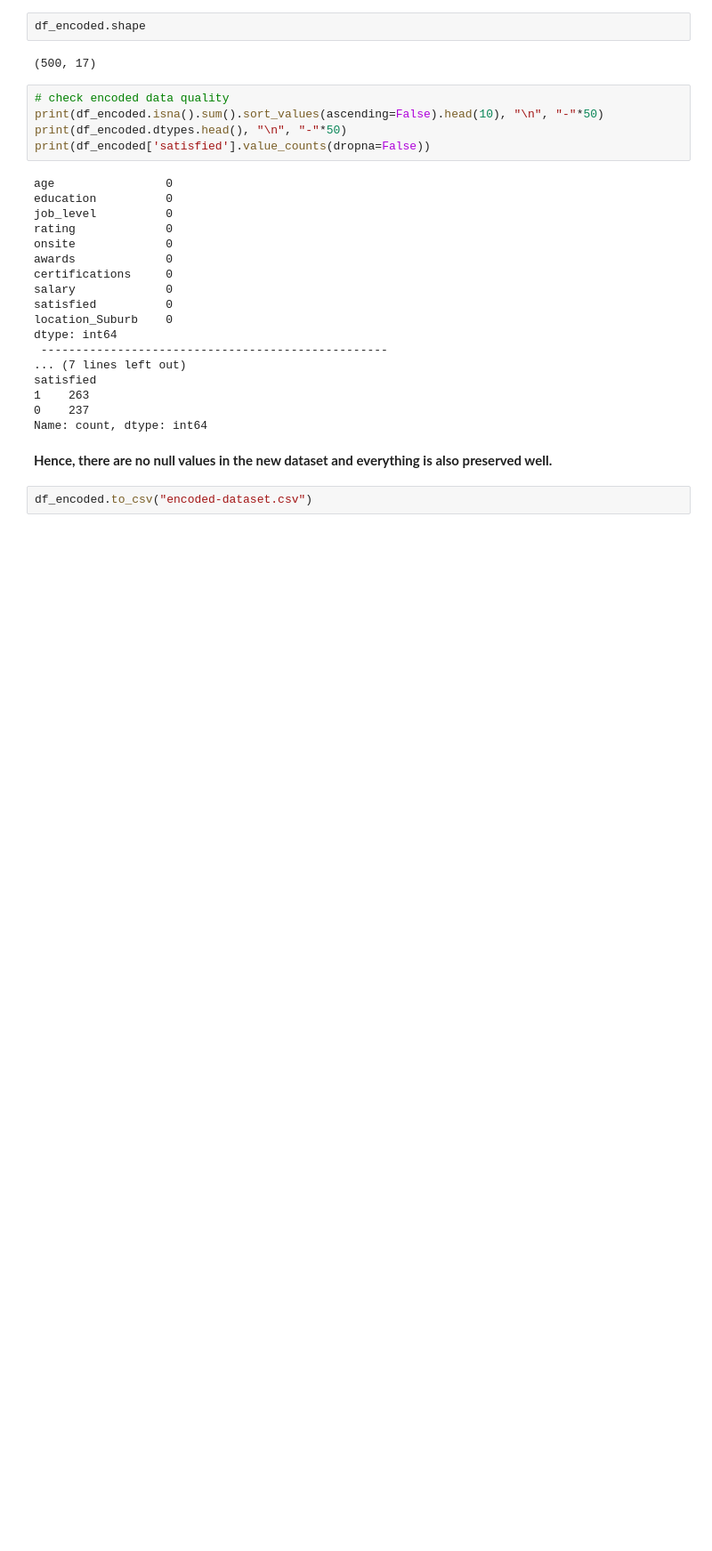
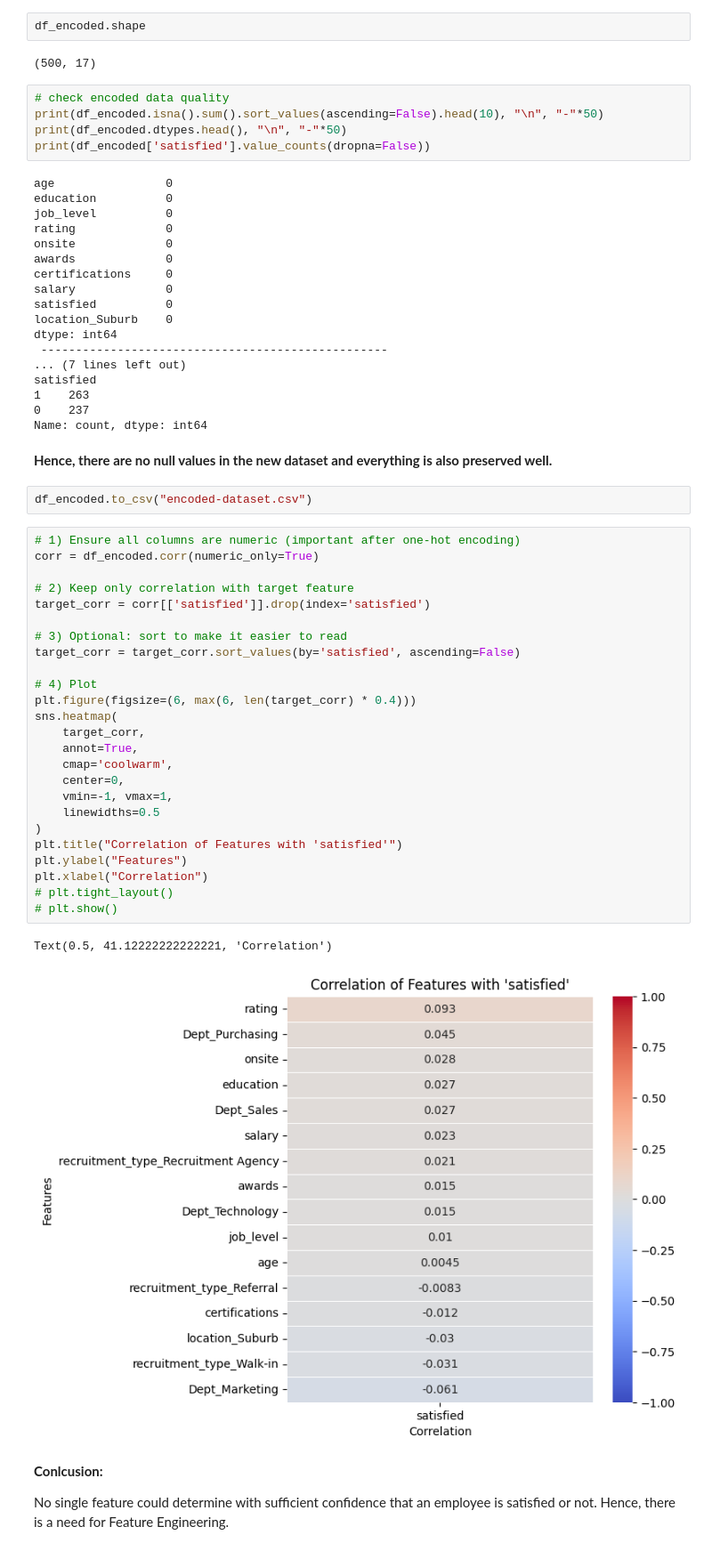
Before and after one commit to JustLazy-Forever/Predicting-Job-Satisfaction, a Jupyter notebook: Job Satisfaction_Data_Wrangling.ipynb, the cells around one changed output. Shown at 89% size. Cells and saved outputs as stored; diff of their text form; blank space fills up the shorter version.

```diff
--- a/Job Satisfaction_Data_Wrangling.ipynb
+++ b/Job Satisfaction_Data_Wrangling.ipynb
@@ -983,3 +979,35 @@ Name: count, dtype: int64
 **Hence, there are no null values in the new dataset and everything is also preserved well.**
 # %%
 df_encoded.to_csv("encoded-dataset.csv")
+# %%
+# 1) Ensure all columns are numeric (important after one-hot encoding)
+corr = df_encoded.corr(numeric_only=True)
+
+# 2) Keep only correlation with target feature
+target_corr = corr[['satisfied']].drop(index='satisfied')
+
+# 3) Optional: sort to make it easier to read
+target_corr = target_corr.sort_values(by='satisfied', ascending=False)
+
+# 4) Plot
+plt.figure(figsize=(6, max(6, len(target_corr) * 0.4)))
+sns.heatmap(
+    target_corr,
+    annot=True,
+    cmap='coolwarm',
+    center=0,
+    vmin=-1, vmax=1,
+    linewidths=0.5
+)
+plt.title("Correlation of Features with 'satisfied'")
+plt.ylabel("Features")
+plt.xlabel("Correlation")
+# plt.tight_layout()
+# plt.show()
+# %% [output]
+Text(0.5, 41.12222222222221, 'Correlation')
+[figure, added]
+# %% [markdown]
+**Conlcusion:**
+
+No single feature could determine with sufficient confidence that an employee is satisfied or not. Hence, there is a need for Feature Engineering.
```
Also changed, not shown: parts of 2 cells of this notebook.
